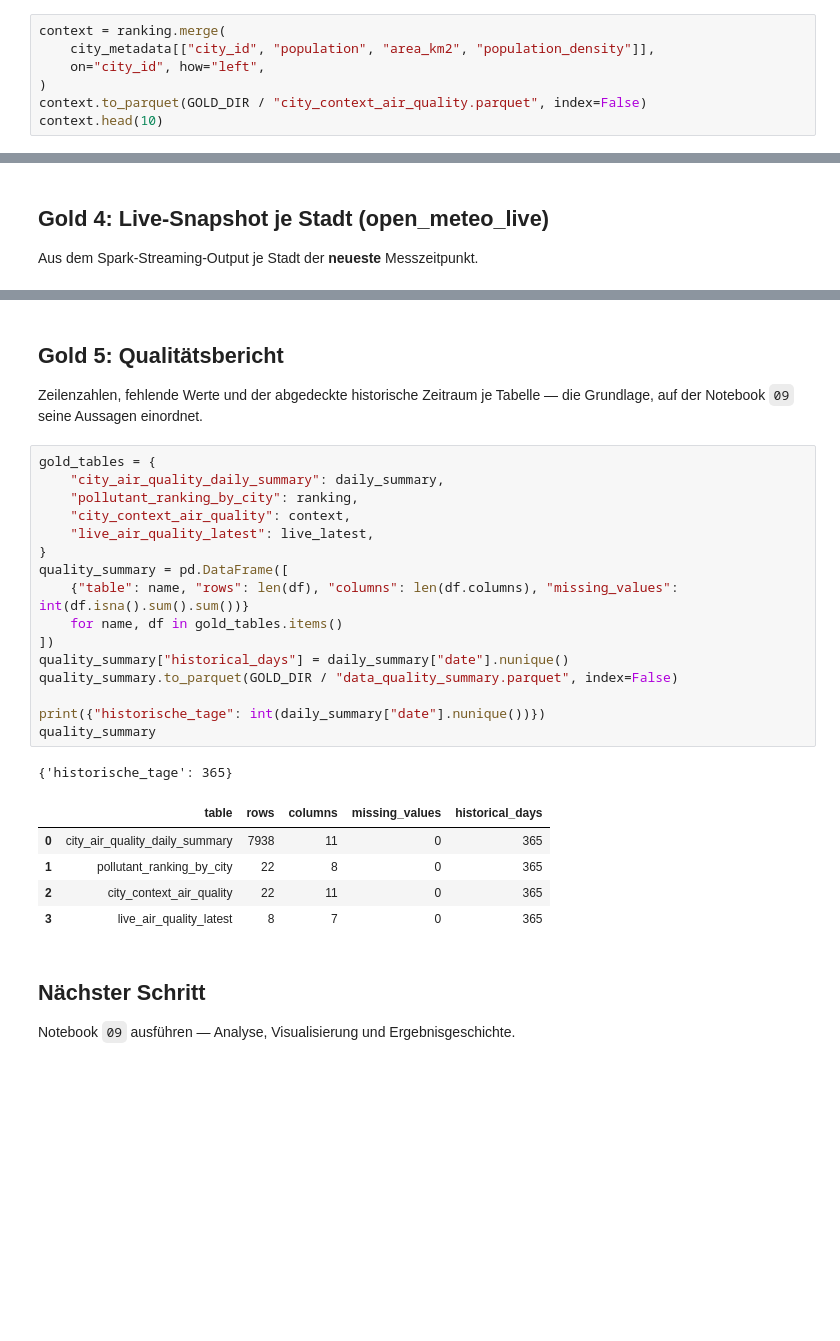
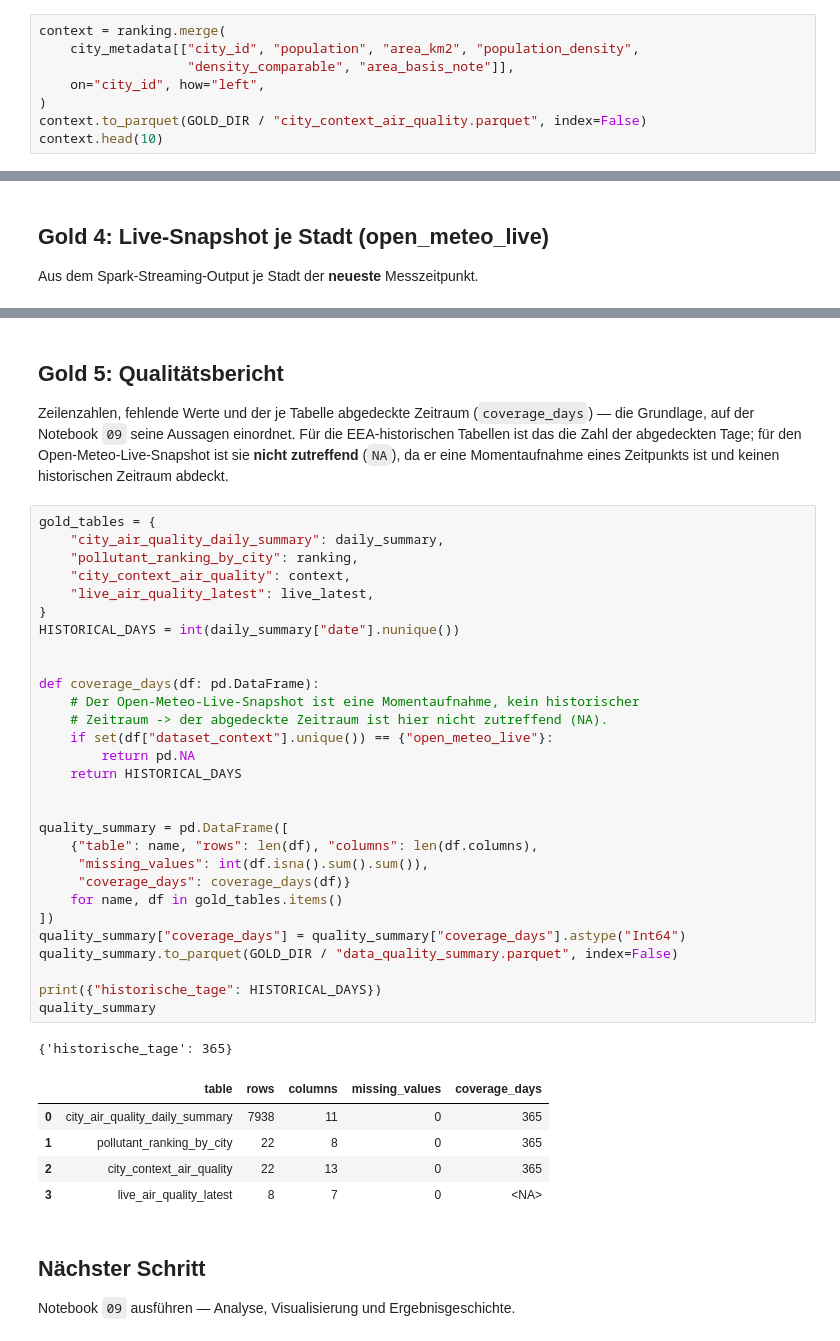
Before and after one commit to OnlyMajorG/euro-air-quality-pipeline, a Jupyter notebook: notebooks/08_gold_layer_and_data_quality.ipynb, the cells around one changed output, grey strips where cells are left out. Saved outputs shown, nothing was run; the diff lists cells and outputs as text; blank space fills up the shorter version.

Commit message:
Update env, Notebooks

```diff
--- a/notebooks/08_gold_layer_and_data_quality.ipynb
+++ b/notebooks/08_gold_layer_and_data_quality.ipynb
@@ -85,7 +85,8 @@ Die Rangfolge wird mit den Wikipedia-Metadaten (Bevölkerungsdichte) verknüpft
 Kontext, nicht als Erklärung.
 # %%
 context = ranking.merge(
-    city_metadata[["city_id", "population", "area_km2", "population_density"]],
+    city_metadata[["city_id", "population", "area_km2", "population_density",
+                   "density_comparable", "area_basis_note"]],
     on="city_id", how="left",
 )
 context.to_parquet(GOLD_DIR / "city_context_air_quality.parquet", index=False)
@@ -129,30 +130,45 @@ live_latest
 # %% [markdown]
 ## Gold 5: Qualitätsbericht
-Zeilenzahlen, fehlende Werte und der abgedeckte historische Zeitraum je Tabelle — die Grundlage,
-auf der Notebook `09` seine Aussagen einordnet.
+Zeilenzahlen, fehlende Werte und der je Tabelle abgedeckte Zeitraum (`coverage_days`) — die Grundlage,
+auf der Notebook `09` seine Aussagen einordnet. Für die EEA-historischen Tabellen ist das die Zahl der
+abgedeckten Tage; für den Open-Meteo-Live-Snapshot ist sie **nicht zutreffend** (`NA`), da er eine
+Momentaufnahme eines Zeitpunkts ist und keinen historischen Zeitraum abdeckt.
 # %%
 gold_tables = {
     "city_air_quality_daily_summary": daily_summary,
     "pollutant_ranking_by_city": ranking,
     "city_context_air_quality": context,
     "live_air_quality_latest": live_latest,
 }
+HISTORICAL_DAYS = int(daily_summary["date"].nunique())
+
+
+def coverage_days(df: pd.DataFrame):
+    # Der Open-Meteo-Live-Snapshot ist eine Momentaufnahme, kein historischer
+    # Zeitraum -> der abgedeckte Zeitraum ist hier nicht zutreffend (NA).
+    if set(df["dataset_context"].unique()) == {"open_meteo_live"}:
+        return pd.NA
+    return HISTORICAL_DAYS
+
+
 quality_summary = pd.DataFrame([
-    {"table": name, "rows": len(df), "columns": len(df.columns), "missing_values": int(df.isna().sum().sum())}
+    {"table": name, "rows": len(df), "columns": len(df.columns),
+     "missing_values": int(df.isna().sum().sum()),
+     "coverage_days": coverage_days(df)}
     for name, df in gold_tables.items()
 ])
-quality_summary["historical_days"] = daily_summary["date"].nunique()
+quality_summary["coverage_days"] = quality_summary["coverage_days"].astype("Int64")
 quality_summary.to_parquet(GOLD_DIR / "data_quality_summary.parquet", index=False)
 
-print({"historische_tage": int(daily_summary["date"].nunique())})
+print({"historische_tage": HISTORICAL_DAYS})
 quality_summary
 # %% [output]
 {'historische_tage': 365}
-|  | table | rows | columns | missing_values | historical_days |
+|  | table | rows | columns | missing_values | coverage_days |
 | 0 | city_air_quality_daily_summary | 7938 | 11 | 0 | 365 |
 | 1 | pollutant_ranking_by_city | 22 | 8 | 0 | 365 |
-| 2 | city_context_air_quality | 22 | 11 | 0 | 365 |
-| 3 | live_air_quality_latest | 8 | 7 | 0 | 365 |
+| 2 | city_context_air_quality | 22 | 13 | 0 | 365 |
+| 3 | live_air_quality_latest | 8 | 7 | 0 | <NA> |
 # %% [markdown]
 ## Nächster Schritt
 Notebook `09` ausführen — Analyse, Visualisierung und Ergebnisgeschichte.
```
Also changed, not shown: parts of 1 cell of this notebook, 6 other files.
